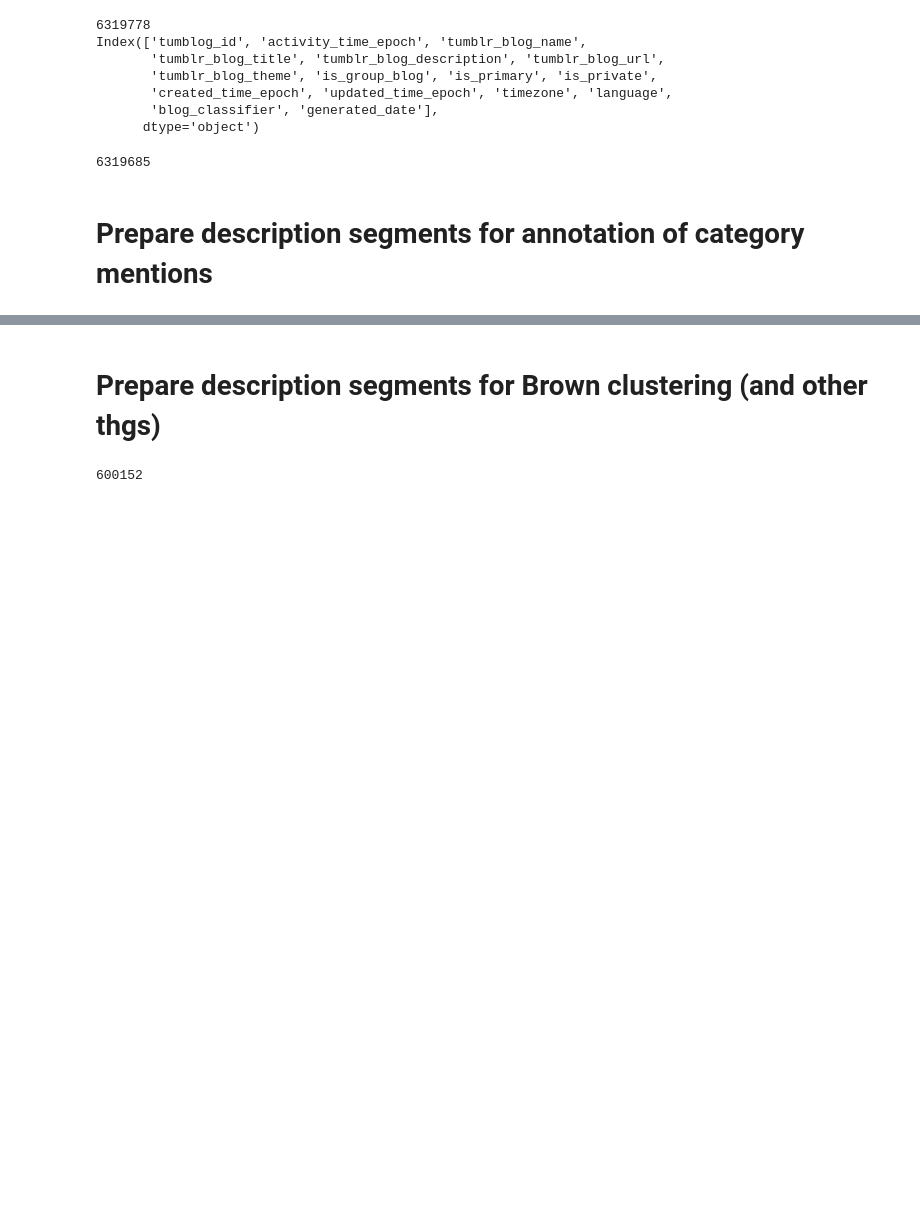
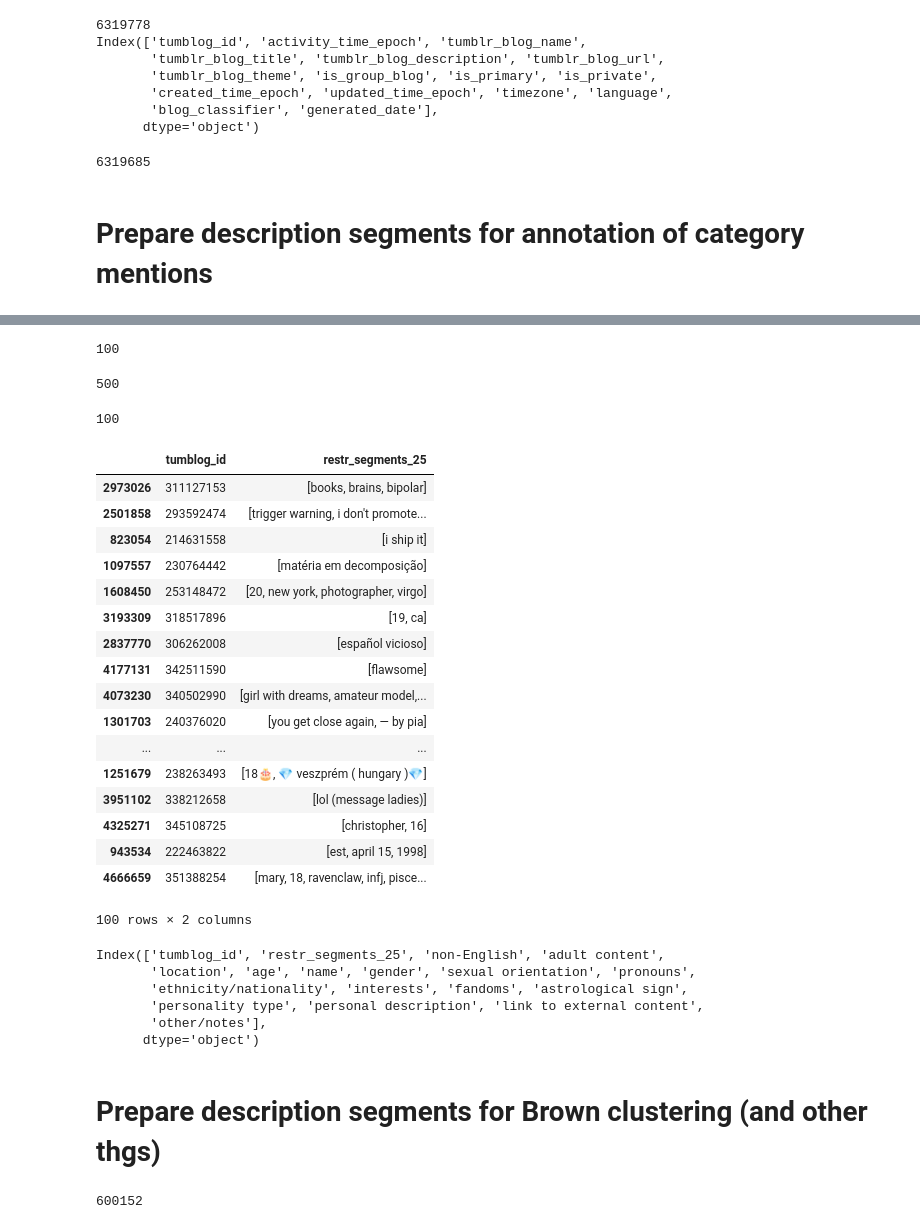
Before and after one commit to michaelmilleryoder/tumblr-scripts, a Jupyter notebook: jupyter/identity_data.ipynb, the cells around one changed output, grey strips where cells are left out. Saved outputs shown, nothing was run; the diff lists cells and outputs as text; code cells hidden in the pictures; blank space fills up the shorter version.

```diff
--- a/jupyter/identity_data.ipynb
+++ b/jupyter/identity_data.ipynb
@@ -106,0 +104,7 @@ filtered.loc[:,['tumblog_id','restr_segments_25']]
+# %%
+# 80/10/10 split
+# train, dev, test = np.split(list_desc_data.sample(frac=1), [int(.8*len(list_desc_data)), int(.9*len(list_desc_data))])
+split = {}
+split['train'], split['dev'], split['test'] = np.split(list_desc_data, [int(.8*len(list_desc_data)), int(.9*len(list_desc_data))])
+for s in ['train', 'dev', 'test']:
+    print(len(split[s]))
@@ -106,0 +119,3 @@ filtered.loc[:,['tumblog_id','restr_segments_25']]
+# %%
+for s in split:
+    split[s].to_pickle(f'/usr0/home/mamille2/tumblr/data/list_descriptions_{s}.pkl')
@@ -106,0 +124,10 @@ filtered.loc[:,['tumblog_id','restr_segments_25']]
+# %%
+# Load train/test
+split = {'train': None, 'dev': None, 'test': None}
+for s in split:
+    split[s] = pd.read_pickle(f'/usr0/home/mamille2/tumblr/data/list_descriptions_{s}.pkl')
+# %%
+test300 = split['test'].sample(n=100).loc[:,['tumblog_id', 'restr_segments_25']]
+len(test300)
+# %% [output]
+100
@@ -106,0 +136,50 @@ filtered.loc[:,['tumblog_id','restr_segments_25']]
+# %%
+train500 = split['train'].sample(n=500).loc[:,['tumblog_id', 'restr_segments_25']]
+train500.to_csv('/usr0/home/mamille2/tumblr/data/list_descriptions_train500.csv')
+len(train500)
+# %% [output]
+500
+# %%
+dev100 = split['dev'].sample(n=100).loc[:,['tumblog_id', 'restr_segments_25']]
+dev100.to_csv('/usr0/home/mamille2/tumblr/data/list_descriptions_dev100.csv')
+len(dev100)
+# %% [output]
+100
+# %%
+train_samp100 = split['train'].sample(n=100).loc[:,['tumblog_id', 'restr_segments_25']]
+train_samp100
+# %% [output]
+|  | tumblog_id | restr_segments_25 |
+| 2973026 | 311127153 | [books, brains, bipolar] |
+| 2501858 | 293592474 | [trigger warning, i don't promote... |
+| 823054 | 214631558 | [i ship it] |
+| 1097557 | 230764442 | [matéria em decomposição] |
+| 1608450 | 253148472 | [20, new york, photographer, virgo] |
+| 3193309 | 318517896 | [19, ca] |
+| 2837770 | 306262008 | [español vicioso] |
+| 4177131 | 342511590 | [flawsome] |
+| 4073230 | 340502990 | [girl with dreams, amateur model,... |
+| 1301703 | 240376020 | [you get close again, — by pia] |
+| ... | ... | ... |
+| 1251679 | 238263493 | [18🎂, 💎 veszprém ( hungary )💎] |
+| 3951102 | 338212658 | [lol (message ladies)] |
+| 4325271 | 345108725 | [christopher, 16] |
+| 943534 | 222463822 | [est, april 15, 1998] |
+| 4666659 | 351388254 | [mary, 18, ravenclaw, infj, pisce... |
+100 rows × 2 columns
+# %%
+categories = ['non-English', 'adult content', 'location', 'age', 'name', 'gender', 'sexual orientation', 'pronouns',
+              'ethnicity/nationality', 'interests', 'fandoms', 'astrological sign', 'personality type', 'personal description',
+             'link to external content', 'other/notes']
+
+for c in categories:
+    train_samp100[c] = pd.Series()
+
+train_samp100.columns
+# %% [output]
+Index(['tumblog_id', 'restr_segments_25', 'non-English', 'adult content',
+       'location', 'age', 'name', 'gender', 'sexual orientation', 'pronouns',
+       'ethnicity/nationality', 'interests', 'fandoms', 'astrological sign',
+       'personality type', 'personal description', 'link to external content',
+       'other/notes'],
+      dtype='object')
```
Also changed, not shown: parts of 11 cells of this notebook, 3 other files.
